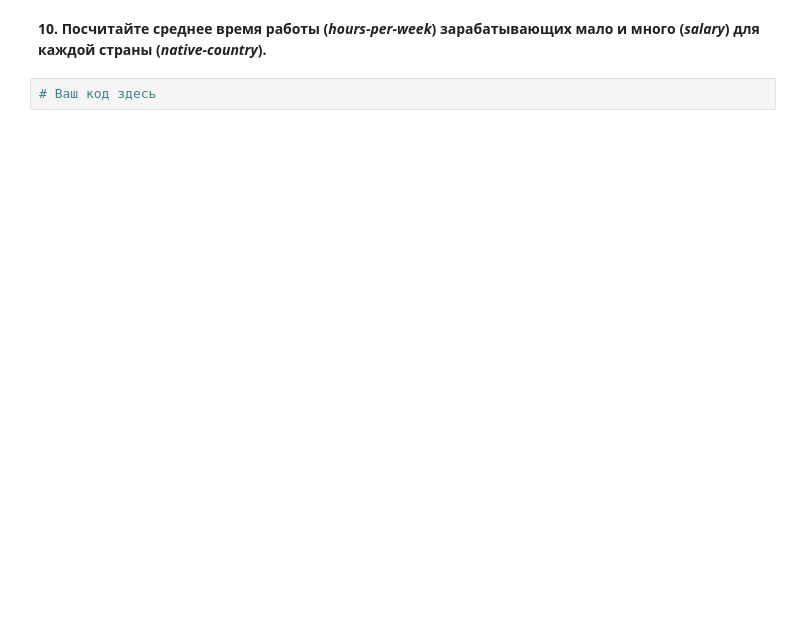
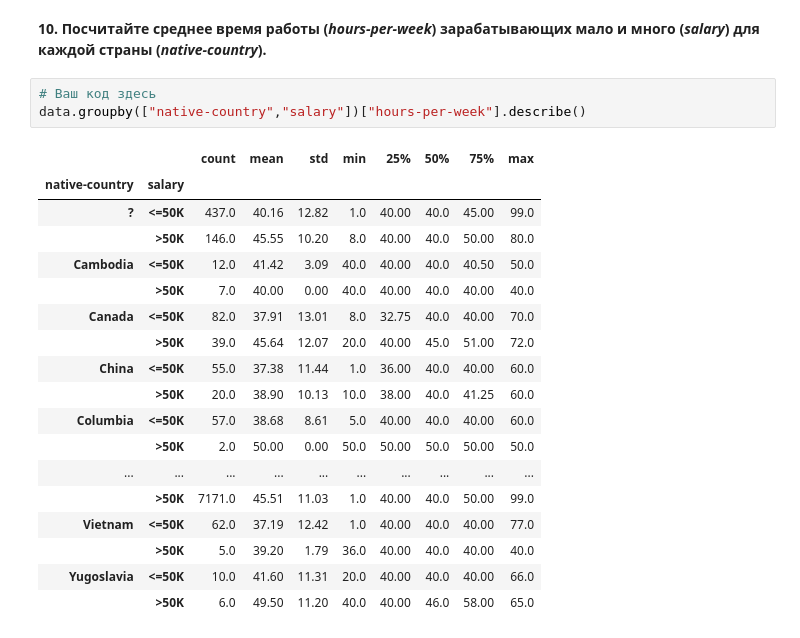
Before and after one commit to shooterdimon/mlcourse.ai, a Jupyter notebook: jupyter_russian/assignments_demo/assignment01_adult_pandas.ipynb, the cells around one changed output. Saved outputs shown, nothing was run; the diff lists cells and outputs as text; blank space fills up the shorter version.

```diff
--- a/jupyter_russian/assignments_demo/assignment01_adult_pandas.ipynb
+++ b/jupyter_russian/assignments_demo/assignment01_adult_pandas.ipynb
@@ -88,3 +138,23 @@ data[data['salary']=='>50K']['age'].mean()
 **10. Посчитайте среднее время работы (*hours-per-week*) зарабатывающих мало и много (*salary*) для каждой страны (*native-country*).**
 # %%
 # Ваш код здесь
+data.groupby(["native-country","salary"])["hours-per-week"].describe()
+# %% [output]
+|  |  | count | mean | std | min | 25% | 50% | 75% | max |
+| native-country | salary |  |  |  |  |  |  |  |  |
+| ? | <=50K | 437.0 | 40.16 | 12.82 | 1.0 | 40.00 | 40.0 | 45.00 | 99.0 |
+|  | >50K | 146.0 | 45.55 | 10.20 | 8.0 | 40.00 | 40.0 | 50.00 | 80.0 |
+| Cambodia | <=50K | 12.0 | 41.42 | 3.09 | 40.0 | 40.00 | 40.0 | 40.50 | 50.0 |
+|  | >50K | 7.0 | 40.00 | 0.00 | 40.0 | 40.00 | 40.0 | 40.00 | 40.0 |
+| Canada | <=50K | 82.0 | 37.91 | 13.01 | 8.0 | 32.75 | 40.0 | 40.00 | 70.0 |
+|  | >50K | 39.0 | 45.64 | 12.07 | 20.0 | 40.00 | 45.0 | 51.00 | 72.0 |
+| China | <=50K | 55.0 | 37.38 | 11.44 | 1.0 | 36.00 | 40.0 | 40.00 | 60.0 |
+|  | >50K | 20.0 | 38.90 | 10.13 | 10.0 | 38.00 | 40.0 | 41.25 | 60.0 |
+| Columbia | <=50K | 57.0 | 38.68 | 8.61 | 5.0 | 40.00 | 40.0 | 40.00 | 60.0 |
+|  | >50K | 2.0 | 50.00 | 0.00 | 50.0 | 50.00 | 50.0 | 50.00 | 50.0 |
+| ... | ... | ... | ... | ... | ... | ... | ... | ... | ... |
+|  | >50K | 7171.0 | 45.51 | 11.03 | 1.0 | 40.00 | 40.0 | 50.00 | 99.0 |
+| Vietnam | <=50K | 62.0 | 37.19 | 12.42 | 1.0 | 40.00 | 40.0 | 40.00 | 77.0 |
+|  | >50K | 5.0 | 39.20 | 1.79 | 36.0 | 40.00 | 40.0 | 40.00 | 40.0 |
+| Yugoslavia | <=50K | 10.0 | 41.60 | 11.31 | 20.0 | 40.00 | 40.0 | 40.00 | 66.0 |
+|  | >50K | 6.0 | 49.50 | 11.20 | 40.0 | 40.00 | 46.0 | 58.00 | 65.0 |
```
Also changed, not shown: parts of 8 cells of this notebook, 2 other files.
